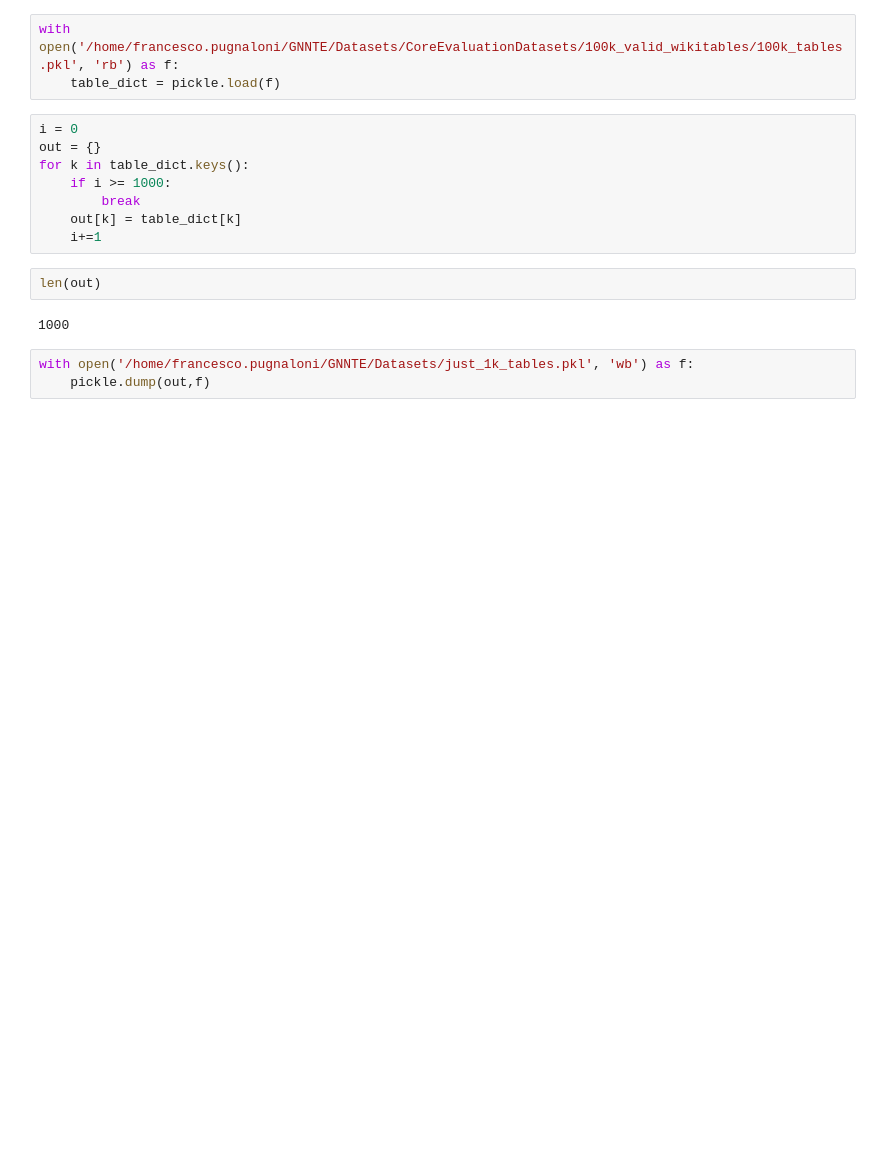
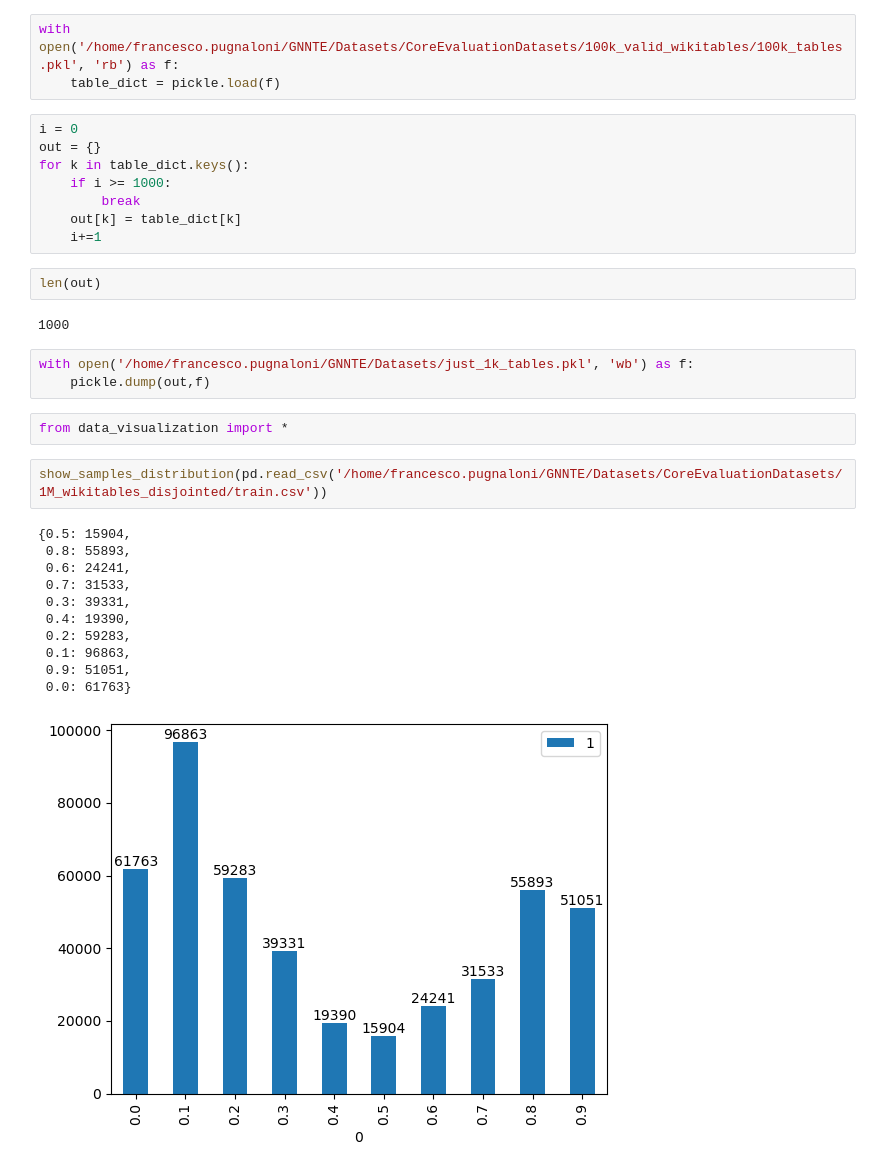
Before and after one commit to frapugna/GNNTE, a Jupyter notebook: data_vis_test.ipynb, the cells around one changed output. Drawn from its saved outputs; the diff is of its cells as text; blank space fills up the shorter version.

```diff
--- a/data_vis_test.ipynb
+++ b/data_vis_test.ipynb
@@ -365,3 +359,19 @@ len(out)
 # %%
 with open('/home/francesco.pugnaloni/GNNTE/Datasets/just_1k_tables.pkl', 'wb') as f:
     pickle.dump(out,f)
+# %%
+from data_visualization import *
+# %%
+show_samples_distribution(pd.read_csv('/home/francesco.pugnaloni/GNNTE/Datasets/CoreEvaluationDatasets/1M_wikitables_disjointed/train.csv'))
+# %% [output]
+{0.5: 15904,
+ 0.8: 55893,
+ 0.6: 24241,
+ 0.7: 31533,
+ 0.3: 39331,
+ 0.4: 19390,
+ 0.2: 59283,
+ 0.1: 96863,
+ 0.9: 51051,
+ 0.0: 61763}
+[figure, added]
```
Also changed, not shown: parts of 7 cells of this notebook, 5 other files.
